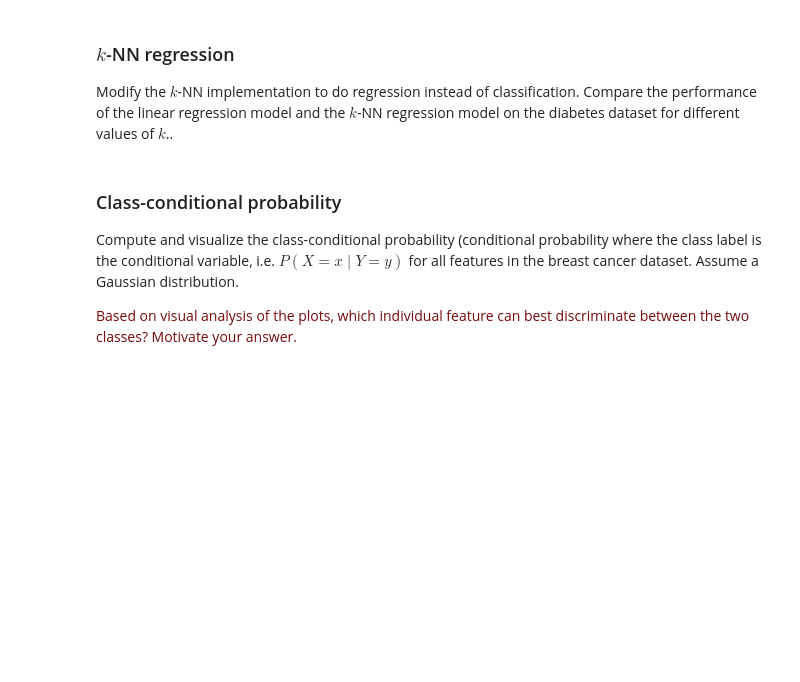
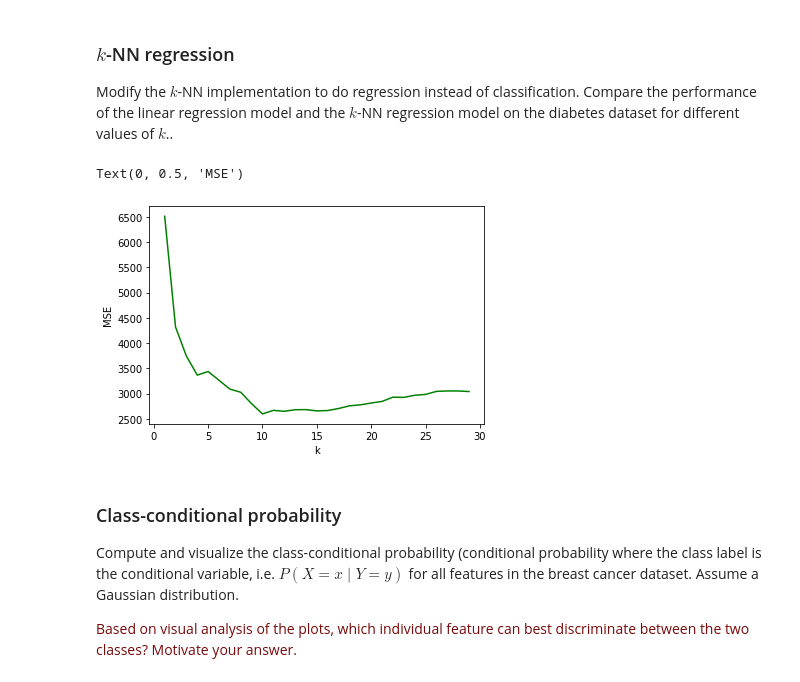
Before and after one commit to tdewaard/8dm40-machine-learning, a Jupyter notebook: practicals/week_1.ipynb, the cells around one changed output. Drawn from its saved outputs; the diff is of its cells as text; code cells hidden in the pictures; blank space fills up the shorter version.

Commit message:
Adjustment NN-regression

```diff
--- a/practicals/week_1.ipynb
+++ b/practicals/week_1.ipynb
@@ -226,6 +226,29 @@ The script which is shown above makes use of a function called NNfunction which
 ### $k$-NN regression
 
 Modify the $k$-NN implementation to do regression instead of classification. Compare the performance of the linear regression model and the $k$-NN regression model on the diabetes dataset for different values of $k$..
+# %%
+#Import all functionalities and the dataset
+import matplotlib.pyplot as plt
+from sklearn.datasets import load_diabetes
+from nn_regression_functions import k_NN_Regression
+
+# load the diabetes dataset
+diabetes = load_diabetes()
+
+#Use different values of k
+k=range(1,30)
+MSE = []
+for i in k:
+    ans = k_NN_Regression(diabetes,i)
+    MSE.append(ans[1])
+
+#Create graph
+plt.plot(k,MSE,'g')
+plt.xlabel('k')
+plt.ylabel('MSE')
+# %% [output]
+Text(0, 0.5, 'MSE')
+[figure, added]
 # %% [markdown]
 ### Class-conditional probability
 
```
Also changed, not shown: 1 other file.
